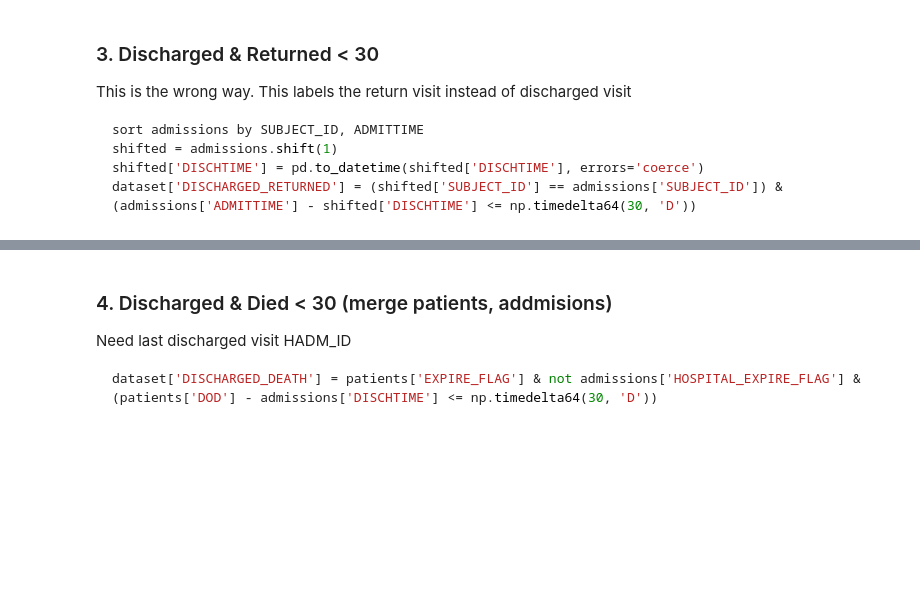
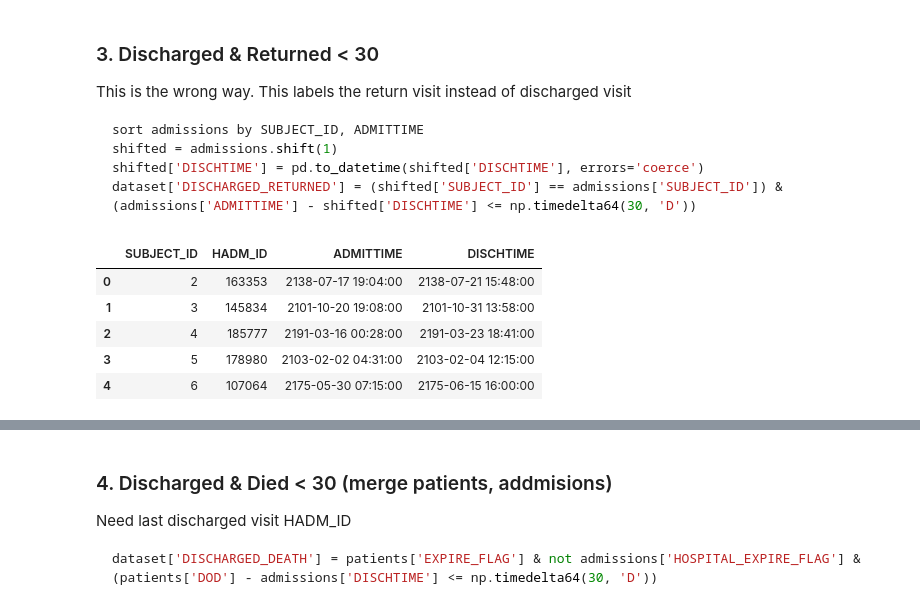
Before and after one commit to BencsikMD/CS598CourseProject, a Jupyter notebook: CreateDataset3.ipynb, the cells around one changed output, grey strips where cells are left out. Drawn from its saved outputs; the diff is of its cells as text; code cells hidden in the pictures; blank space fills up the shorter version.

````diff
--- a/CreateDataset3.ipynb
+++ b/CreateDataset3.ipynb
@@ -262,3 +264,14 @@ shifted = admissions.shift(1)
 shifted['DISCHTIME'] = pd.to_datetime(shifted['DISCHTIME'], errors='coerce')
 dataset['DISCHARGED_RETURNED'] = (shifted['SUBJECT_ID'] == admissions['SUBJECT_ID']) & (admissions['ADMITTIME'] - shifted['DISCHTIME'] <= np.timedelta64(30, 'D'))
 ```
+# %%
+dnr = admissions[['SUBJECT_ID', 'HADM_ID', 'ADMITTIME', 'DISCHTIME']].copy()
+dnr.sort_values(by=['SUBJECT_ID', 'DISCHTIME'], ignore_index=True, inplace=True)
+dnr.head()
+# %% [output]
+|  | SUBJECT_ID | HADM_ID | ADMITTIME | DISCHTIME |
+| 0 | 2 | 163353 | 2138-07-17 19:04:00 | 2138-07-21 15:48:00 |
+| 1 | 3 | 145834 | 2101-10-20 19:08:00 | 2101-10-31 13:58:00 |
+| 2 | 4 | 185777 | 2191-03-16 00:28:00 | 2191-03-23 18:41:00 |
+| 3 | 5 | 178980 | 2103-02-02 04:31:00 | 2103-02-04 12:15:00 |
+| 4 | 6 | 107064 | 2175-05-30 07:15:00 | 2175-06-15 16:00:00 |
````
Also changed, not shown: parts of 28 cells of this notebook, 1 other file.
